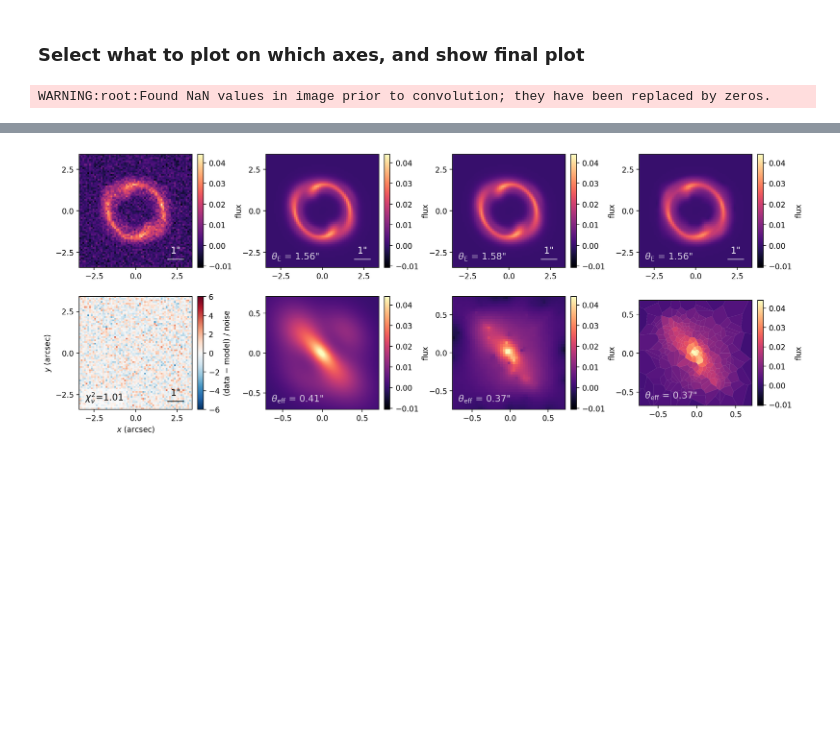
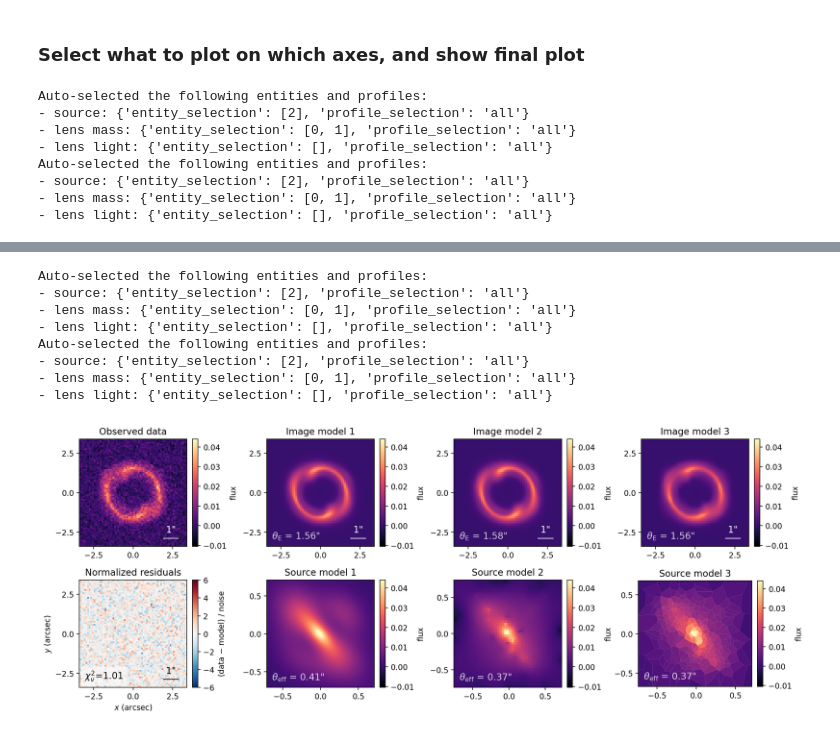
Before and after one commit to aymgal/COOLEST, a Jupyter notebook: docs/notebooks/04-plot_lens_models.ipynb, the cells around one changed output, grey strips where cells are left out. Cells and saved outputs as stored; diff of their text form; code cells hidden in the pictures; blank space fills up the shorter version.

```diff
--- a/docs/notebooks/04-plot_lens_models.ipynb
+++ b/docs/notebooks/04-plot_lens_models.ipynb
@@ -36,7 +36,7 @@ def print_info(coolest_object):
 ### Code n°1, based on an analytical source model
 # %%
 code_1_path = 'database/code_1/coolest_code_1'
-coolest_1 = util.get_coolest_object(code_1_path, verbose=False)
+coolest_1 = util.get_coolest_object(code_1_path, verbose=True)
 print_info(coolest_1)
 # %% [output]
 Lensing entities: ['MassField', 'Galaxy', 'Galaxy']
@@ -45,6 +45,6 @@ Source light model: ['Sersic', 'Shapelets']
 ### Code n°2, based on pixelated source model on a regular grid
 # %%
 code_2_path = 'database/code_2/coolest_code_2'
-coolest_2 = util.get_coolest_object(code_2_path, verbose=False)
+coolest_2 = util.get_coolest_object(code_2_path, verbose=True)
 print_info(coolest_2)
 # %% [output]
@@ -54,6 +55,6 @@ Source light model: ['PixelatedRegularGrid']
 ### Code n°3, based on pixelated source model on an irregular grid
 # %%
 code_3_path = 'database/code_3/coolest_code_3'
-coolest_3 = util.get_coolest_object(code_3_path, verbose=False)
+coolest_3 = util.get_coolest_object(code_3_path, verbose=True)
 print_info(coolest_3)
 # %% [output]
@@ -143,10 +145,14 @@ splotter_3 = ModelPlotter(coolest_3, coolest_directory=os.path.dirname(code_3_pa
 # Normalizing the scale across the data and the three models
 plotters = mplotter.plotter_list
 plotters.insert(0, mplotter.plotter_list[0])
-vmin, vmax = plut.normalize_across_images(plotters, [0, 1, 1, 1],
-                                         kwargs_source = dict(entity_selection=[None, [2], [2], [2]]),
-                                         kwargs_lens_mass = dict(entity_selection=[None, [0, 1], [0, 1], [0, 1]]),
-                                         supersampling = 5, convolved = True, super_convolution = True)
+vmin, vmax = plut.normalize_across_images(
+    plotters, [0, 1, 1, 1],
+    auto_selection=True,
+    supersampling=5,
+    convolved=True,
+    super_convolution=True
+)
+
 norm = Normalize(vmin, vmax) # LogNorm(2e-3, 5e-2)
 
 # create the figure
@@ -186,7 +192,7 @@ res = mplotter.plot_surface_brightness(
         # "Model 2\nUnlensed source (interpolated)",
         None,
         None, #"Model 3: source model",
-    # ],
+    ],
     kwargs_light=dict(entity_selection=[[2], [2], [2]]),
     norm=norm,
     neg_values_as_bad=False,
@@ -226,4 +232,11 @@ fig.tight_layout()
 # )
 plt.show()
 # %% [output]
-WARNING:root:Found NaN values in image prior to convolution; they have been replaced by zeros.
+Auto-selected the following entities and profiles:
+- source: {'entity_selection': [2], 'profile_selection': 'all'}
+- lens mass: {'entity_selection': [0, 1], 'profile_selection': 'all'}
+- lens light: {'entity_selection': [], 'profile_selection': 'all'}
+Auto-selected the following entities and profiles:
+- source: {'entity_selection': [2], 'profile_selection': 'all'}
+- lens mass: {'entity_selection': [0, 1], 'profile_selection': 'all'}
+- lens light: {'entity_selection': [], 'profile_selection': 'all'}
@@ -230,4 +244,12 @@ WARNING:root:Found NaN values in image prior to convolution; they have been repl
+Auto-selected the following entities and profiles:
+- source: {'entity_selection': [2], 'profile_selection': 'all'}
+- lens mass: {'entity_selection': [0, 1], 'profile_selection': 'all'}
+- lens light: {'entity_selection': [], 'profile_selection': 'all'}
+Auto-selected the following entities and profiles:
+- source: {'entity_selection': [2], 'profile_selection': 'all'}
+- lens mass: {'entity_selection': [0, 1], 'profile_selection': 'all'}
+- lens light: {'entity_selection': [], 'profile_selection': 'all'}
-[figure, old version]
+[figure, new version]
 # %%
 # uncomment to save figure for the JOSS paper
 # fig.savefig("../../joss/coolest_plot_example.png", dpi=150, bbox_inches='tight')
```
Also changed, not shown: parts of 5 cells of this notebook.
